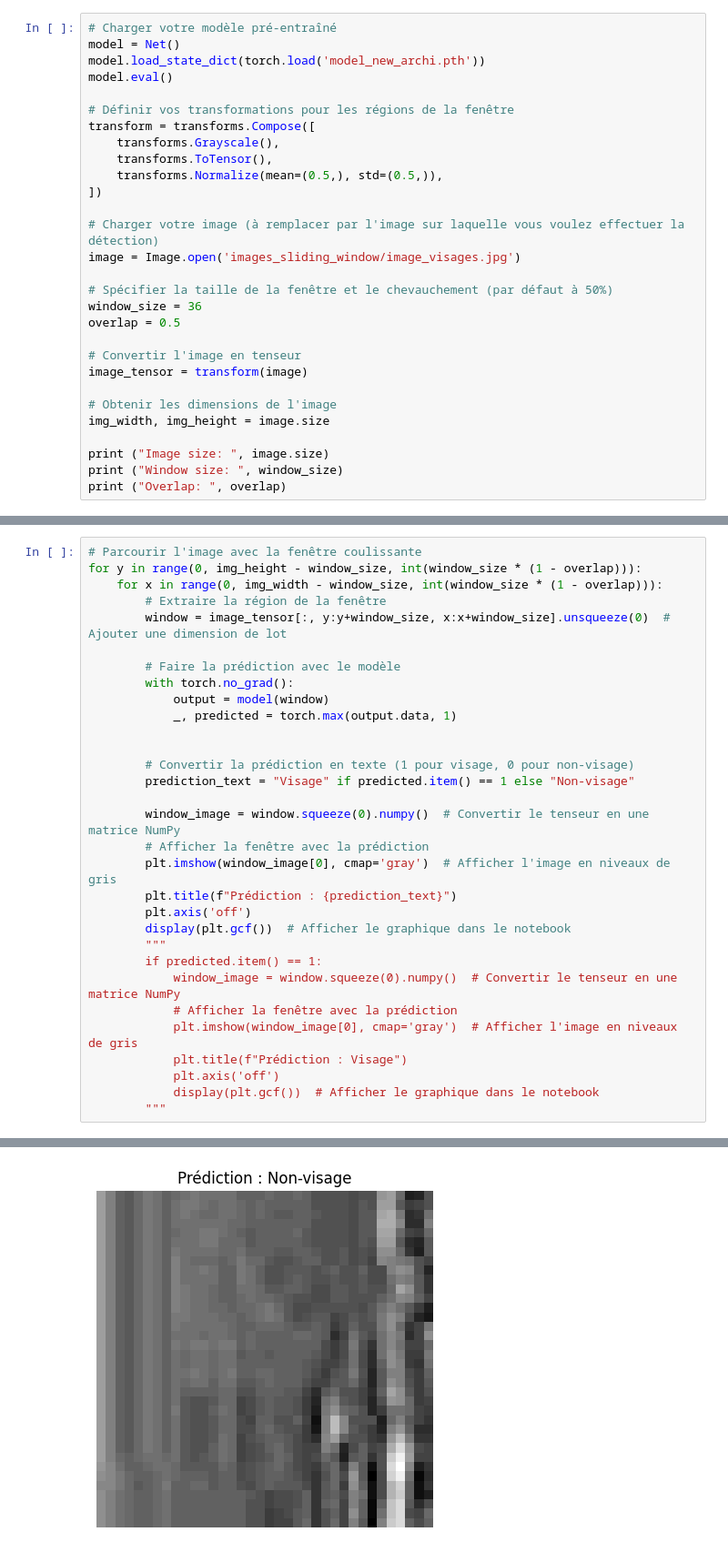
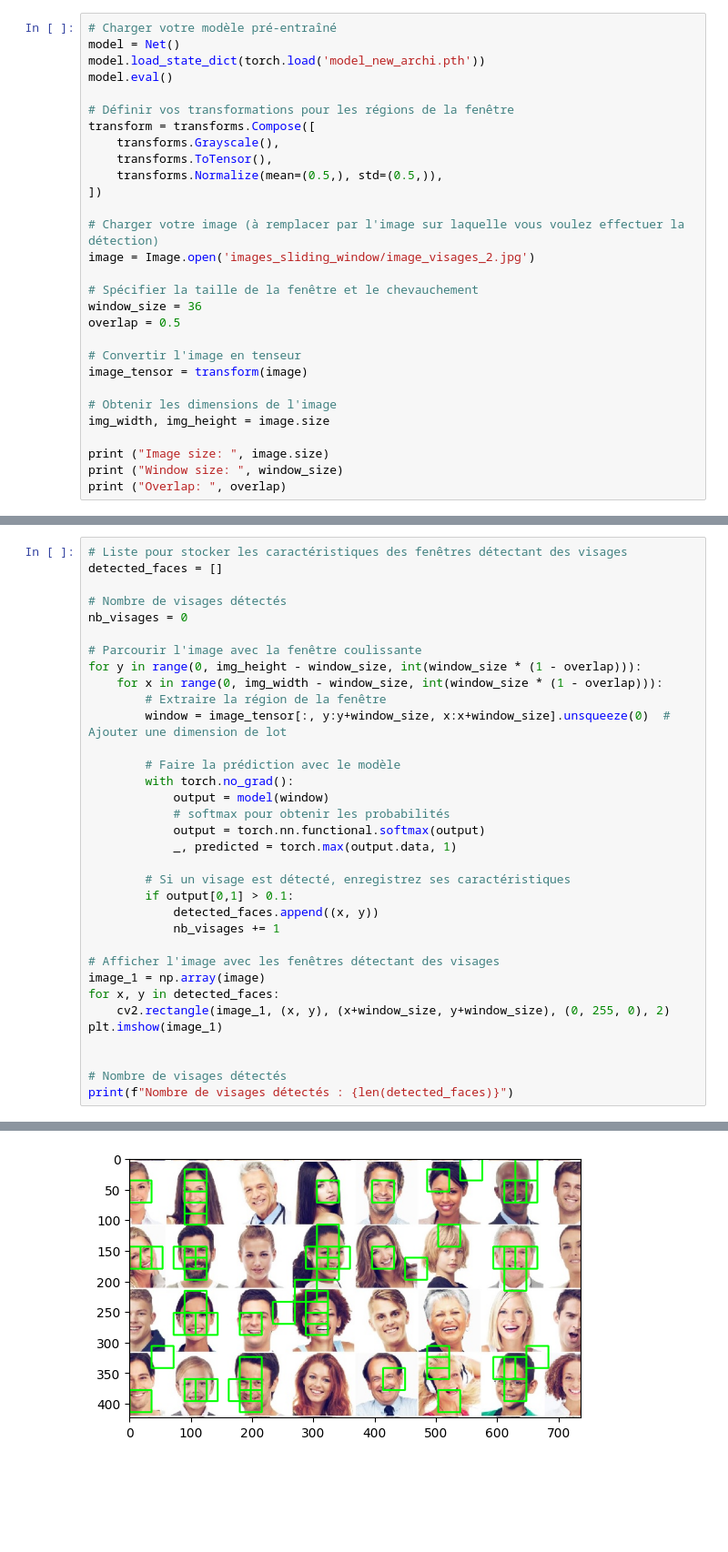
Before and after one commit to nathanouillle/face_recognition, a Jupyter notebook: sliding_window.ipynb, the cells around one changed output, grey strips where cells are left out. Shown at 91% size. Drawn from its saved outputs; the diff is of its cells as text; blank space fills up the shorter version.

```diff
--- a/sliding_window.ipynb
+++ b/sliding_window.ipynb
@@ -21,9 +22,9 @@ transform = transforms.Compose([
 ])
 
 # Charger votre image (à remplacer par l'image sur laquelle vous voulez effectuer la détection)
-image = Image.open('images_sliding_window/image_visages.jpg')
+image = Image.open('images_sliding_window/image_visages_2.jpg')
 
-# Spécifier la taille de la fenêtre et le chevauchement (par défaut à 50%)
+# Spécifier la taille de la fenêtre et le chevauchement
 window_size = 36
 overlap = 0.5
 
@@ -41,6 +42,12 @@ Image size:  (853, 452)
 Window size:  36
 Overlap:  0.5
 # %%
+# Liste pour stocker les caractéristiques des fenêtres détectant des visages
+detected_faces = []
+
+# Nombre de visages détectés
+nb_visages = 0
+
 # Parcourir l'image avec la fenêtre coulissante
 for y in range(0, img_height - window_size, int(window_size * (1 - overlap))):
     for x in range(0, img_width - window_size, int(window_size * (1 - overlap))):
@@ -50,25 +57,22 @@ for y in range(0, img_height - window_size, int(window_size * (1 - overlap))):
         # Faire la prédiction avec le modèle
         with torch.no_grad():
             output = model(window)
+            # softmax pour obtenir les probabilités
+            output = torch.nn.functional.softmax(output)
             _, predicted = torch.max(output.data, 1)
 
+        # Si un visage est détecté, enregistrez ses caractéristiques
+        if output[0,1] > 0.1:
+            detected_faces.append((x, y))
+            nb_visages += 1
 
-        # Convertir la prédiction en texte (1 pour visage, 0 pour non-visage)
-        prediction_text = "Visage" if predicted.item() == 1 else "Non-visage"
+# Afficher l'image avec les fenêtres détectant des visages
+image_1 = np.array(image)
+for x, y in detected_faces:
+    cv2.rectangle(image_1, (x, y), (x+window_size, y+window_size), (0, 255, 0), 2)
+plt.imshow(image_1)
 
-        window_image = window.squeeze(0).numpy()  # Convertir le tenseur en une matrice NumPy
-        # Afficher la fenêtre avec la prédiction
-        plt.imshow(window_image[0], cmap='gray')  # Afficher l'image en niveaux de gris
-        plt.title(f"Prédiction : {prediction_text}")
-        plt.axis('off')
-        display(plt.gcf())  # Afficher le graphique dans le notebook
-        """
-        if predicted.item() == 1:
-            window_image = window.squeeze(0).numpy()  # Convertir le tenseur en une matrice NumPy
-            # Afficher la fenêtre avec la prédiction
-            plt.imshow(window_image[0], cmap='gray')  # Afficher l'image en niveaux de gris
-            plt.title(f"Prédiction : Visage")
-            plt.axis('off')
-            display(plt.gcf())  # Afficher le graphique dans le notebook
-        """
+
+# Nombre de visages détectés
+print(f"Nombre de visages détectés : {len(detected_faces)}")
 # %% [output]
@@ -75 +80 @@ for y in range(0, img_height - window_size, int(window_size * (1 - overlap))):
-[figure, old version]
+[figure, new version]
```
Also changed, not shown: parts of 7 cells of this notebook, 2 other files.
